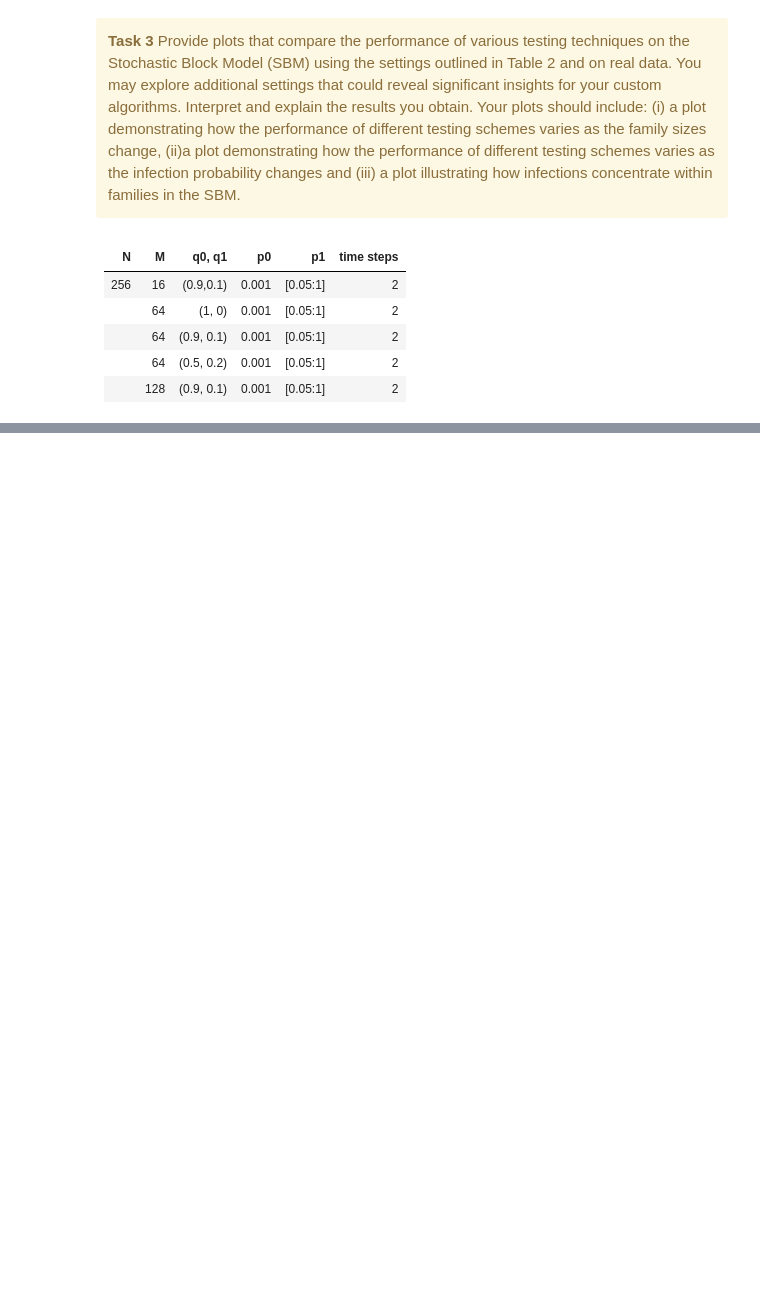
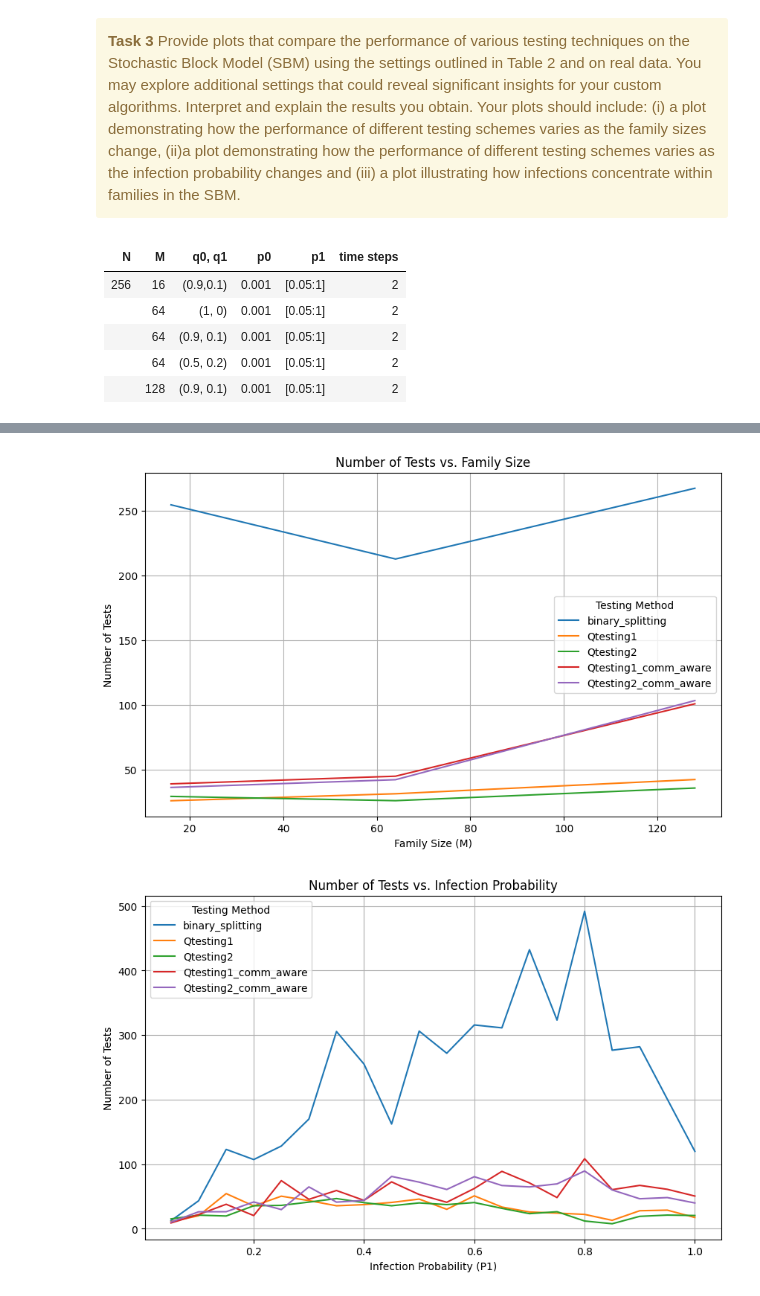
Before and after one commit to harshinshah29/Graph-Theory-Infection-Testing, a Jupyter notebook: main.ipynb, the cells around one changed output, grey strips where cells are left out. Saved outputs shown, nothing was run; the diff lists cells and outputs as text; code cells hidden in the pictures; blank space fills up the shorter version.

```diff
--- a/main.ipynb
+++ b/main.ipynb
@@ -11,23 +11,28 @@ from sbm import SBM
 
 
 
-def compare_testing_methods(N, p0=0.5):
+def compare_testing_methods(N, p0=0.01):
     # Simulate individual infections based on the probability p0
     individuals = np.random.rand(N) < p0
     #individuals = np.array([0,0,0,1,0,0,0,0])
 
     # Apply Qtesting1
     num_tests_q1, stages_q1 = Qtesting1(individuals.astype(int))
+        # Apply Qtesting2
+    num_tests_q2, stages_q2 = Qtesting2(individuals.astype(int))
 
     # Apply binary splitting
     num_tests_binary, stages_binary, st_bs = binary_splitting(individuals.astype(int))
 
+
+
     return {
         'Qtesting1': {'num_tests': num_tests_q1, 'stages': stages_q1},
-        'Binary Splitting': {'num_tests': num_tests_binary, 'stages': stages_binary, 'st': st_bs}
+        'Qtesting2': {'num_tests': num_tests_q2, 'stages': stages_q2},
+        'Binary Splitting': {'num_tests': num_tests_binary, 'stages': stages_binary, 'st':st_bs}
     }
 
 # Example of running a simulation
-result = compare_testing_methods(N=16, p0=0.5)
+result = compare_testing_methods(N=256, p0=0.005)
 print(result)
 # %% [output]
@@ -254,0 +412,7 @@ Provide plots that compare the performance of various testing techniques on the
+# %%
+for config, methods_data in results.items():
+    print(f"Results for N={config[0]}, M={config[1]}, q0={config[2]}, q1={config[3]}")
+    for method, data in methods_data.items():
+        print(f"  Method: {method}")
+        for result in data:
+            print(f"    p1: {result['p1']}, Tests: {result['num_tests']}, Stages: {result['num_stages']}, fractionppl: {result['fraction_ppl']}")
@@ -254,0 +437,52 @@ Provide plots that compare the performance of various testing techniques on the
+# %%
+import matplotlib.pyplot as plt
+import seaborn as sns
+
+# Define a helper function to extract data for plotting
+def extract_plot_data(results, key):
+    plot_data = {'M': [], 'Method': [], 'Value': [], 'P1': []}
+    for config, methods in results.items():
+        _, M, _, _ = config
+        for method, data in methods.items():
+            for d in data:
+                plot_data['M'].append(M)
+                plot_data['Method'].append(method)
+                plot_data['Value'].append(d[key])
+                plot_data['P1'].append(d['p1'])
+    return plot_data
+
+# Plot 1: Performance vs. Family Size
+plt.figure(figsize=(10, 6))
+family_size_data = extract_plot_data(results, 'num_tests')
+sns.lineplot(data=family_size_data, x='M', y='Value', hue='Method',errorbar=None)
+plt.title('Number of Tests vs. Family Size')
+plt.xlabel('Family Size (M)')
+plt.ylabel('Number of Tests')
+plt.legend(title='Testing Method')
+plt.grid(True)
+plt.show()
+
+# Plot 2: Performance vs. Infection Probability
+plt.figure(figsize=(10, 6))
+infection_prob_data = extract_plot_data(results, 'num_tests')
+sns.lineplot(data=infection_prob_data, x='P1', y='Value', hue='Method', errorbar=None)
+plt.title('Number of Tests vs. Infection Probability')
+plt.xlabel('Infection Probability (P1)')
+plt.ylabel('Number of Tests')
+plt.legend(title='Testing Method')
+plt.grid(True)
+plt.show()
+
+# Plot 3: Infections Within Families
+plt.figure(figsize=(10, 6))
+infection_family_data = extract_plot_data(results, 'fraction_ppl_in_family')
+sns.lineplot(data=infection_family_data, x='P1', y='Value', hue='Method', errorbar=None)
+plt.title('Fraction of Infected People in Families vs. Infection Probability')
+plt.xlabel('Infection Probability (P1)')
+plt.ylabel('Fraction of Infected in Families')
+plt.legend(title='Testing Method')
+plt.grid(True)
+plt.show()
+# %% [output]
+[figure, added]
+[figure, added]
```
Also changed, not shown: parts of 11 cells of this notebook, 3 other files.
